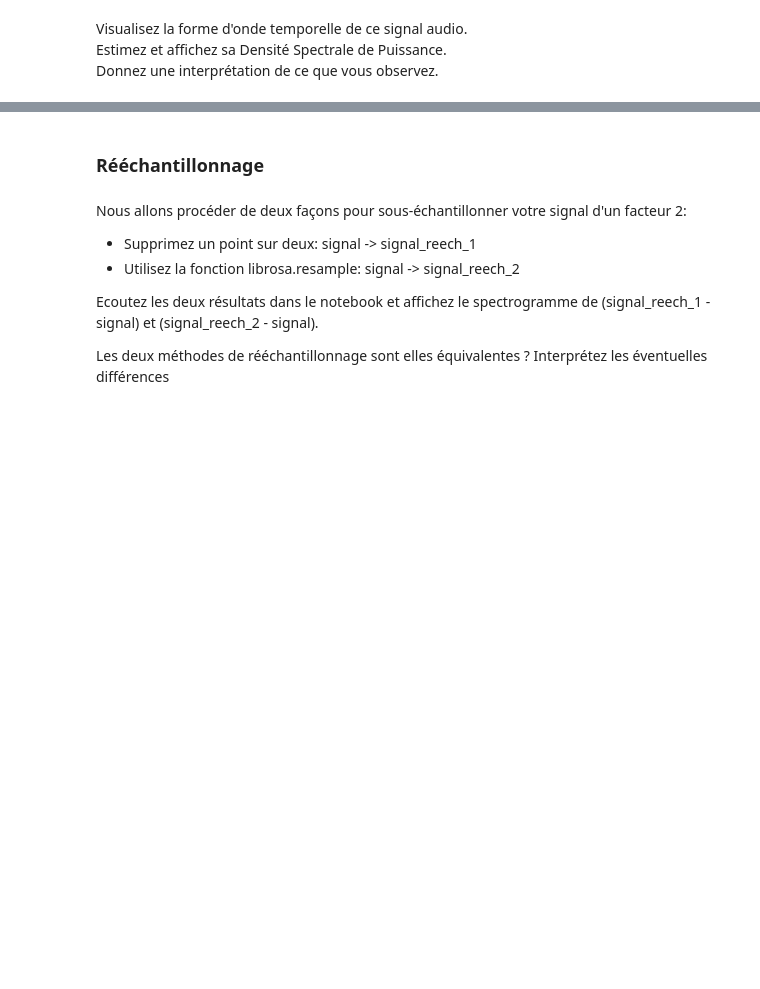
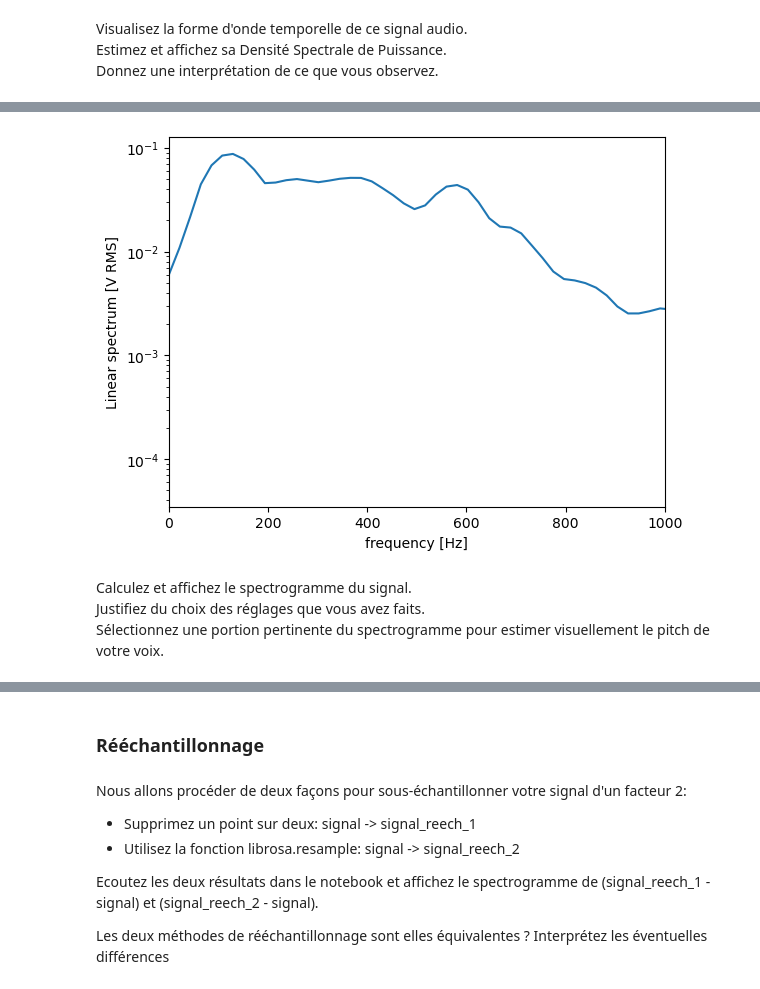
Before and after one commit to ArnaudGardille/Deep-Learning-Signal, a Jupyter notebook: dls_tp1.ipynb, the cells around one changed output, grey strips where cells are left out. Cells and saved outputs as stored; diff of their text form; code cells hidden in the pictures; blank space fills up the shorter version.

```diff
--- a/dls_tp1.ipynb
+++ b/dls_tp1.ipynb
@@ -43,3 +76,17 @@ plt.plot(powerDen)
+# %%
+f, Pxx_spec = scipy.signal.welch(rec, y, 'flattop', 1024, scaling='spectrum')
+plt.figure()
+plt.semilogy(f, np.sqrt(Pxx_spec))
+plt.xlabel('frequency [Hz]')
+plt.ylabel('Linear spectrum [V RMS]')
+plt.xlim(xmin=0, xmax=1000)
+plt.show()
+# %% [output]
+[figure, added]
+# %% [markdown]
+Calculez et affichez le spectrogramme du signal. <br>
+Justifiez du choix des réglages que vous avez faits. <br>
+Sélectionnez une portion pertinente du spectrogramme pour estimer visuellement le pitch de votre voix.
 # %%
 f, t, Sxx = scipy.signal.spectrogram(rec, y)
 plt.pcolormesh(t, f, Sxx, shading='gouraud')
```
Also changed, not shown: parts of 24 cells of this notebook, 5 other files.
